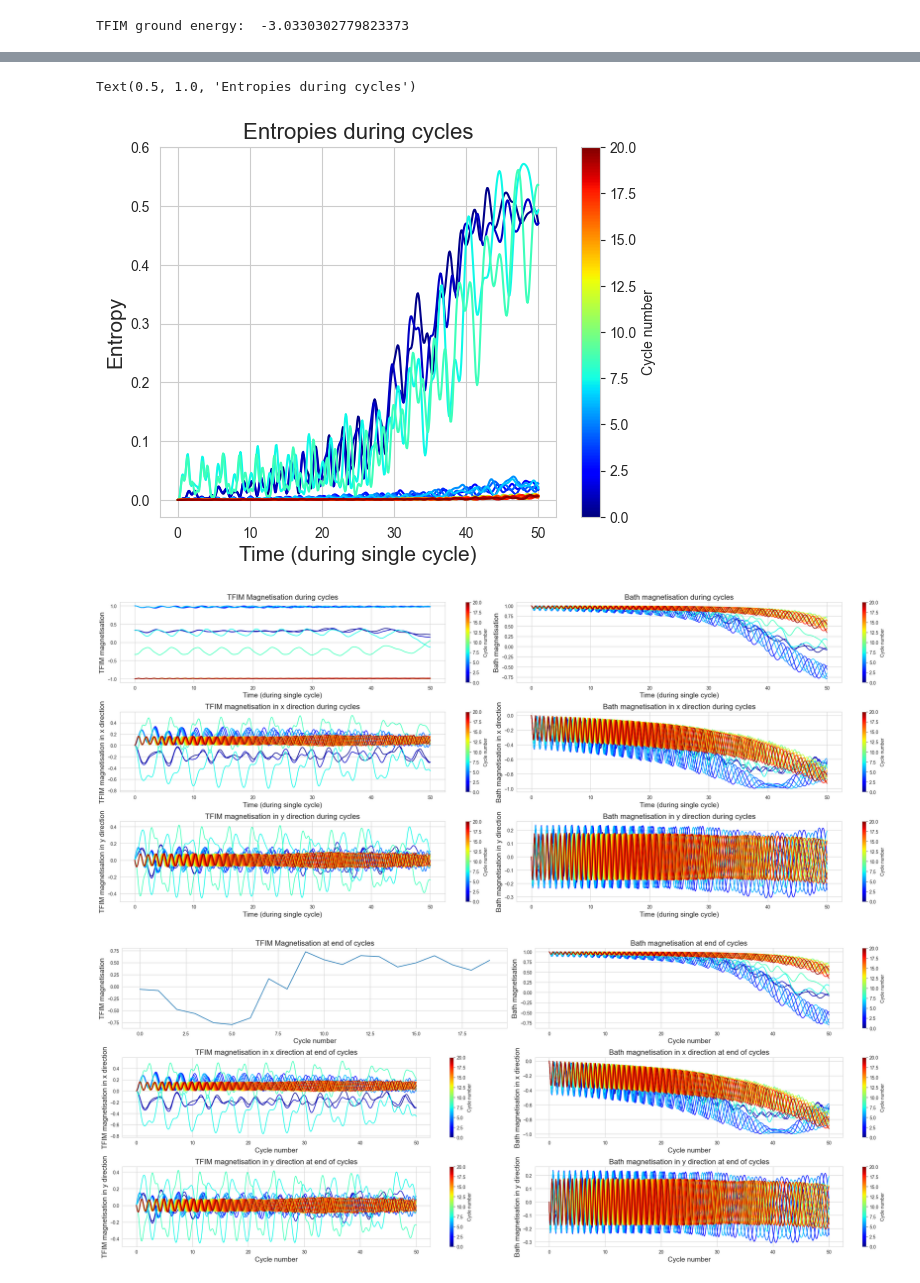
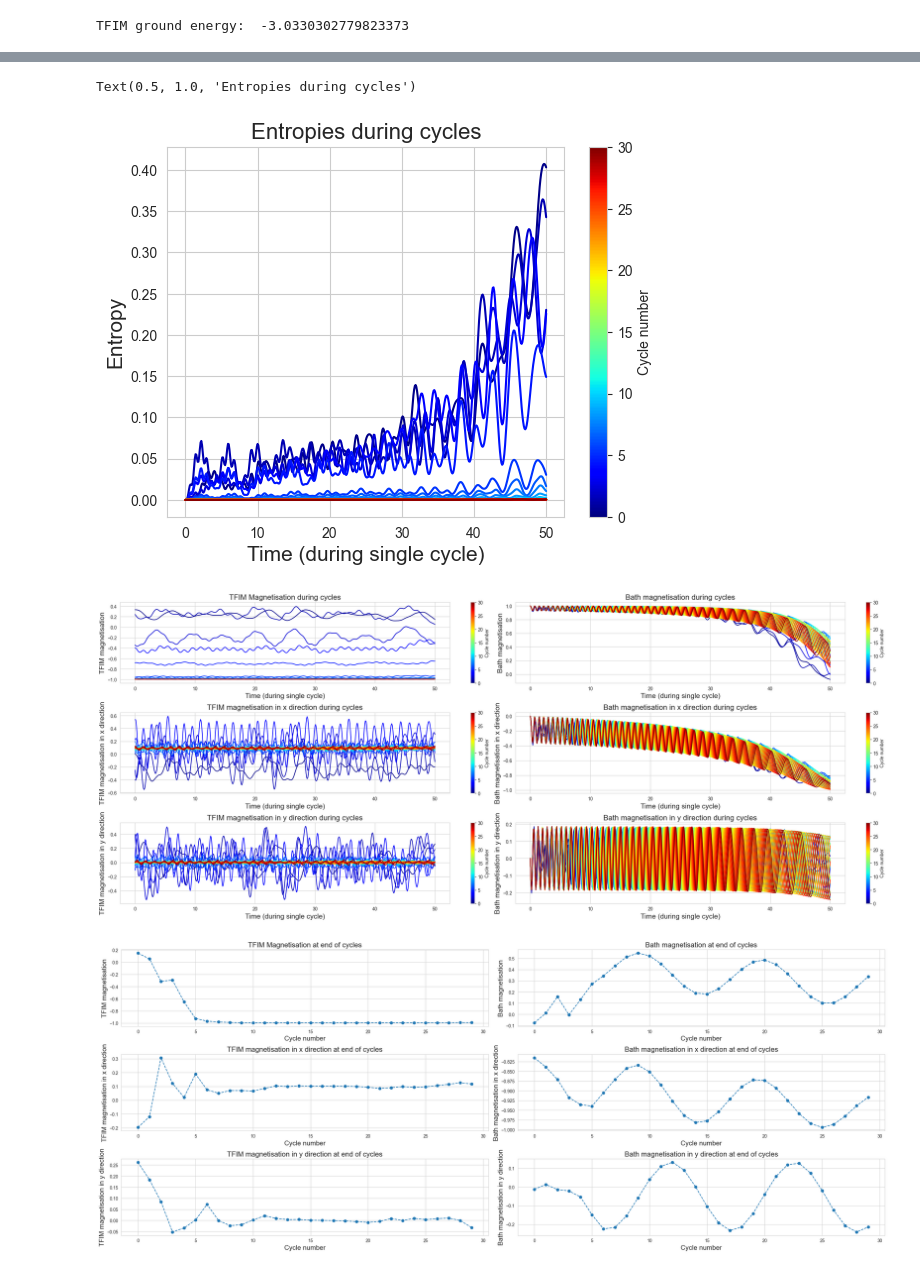
Before and after one commit to konj5/IJS2024, a Jupyter notebook: QT_protocol_simulations_MY_VERSION.ipynb, the cells around one changed output, grey strips where cells are left out. Cells and saved outputs as stored; diff of their text form; code cells hidden in the pictures.

```diff
--- a/QT_protocol_simulations_MY_VERSION.ipynb
+++ b/QT_protocol_simulations_MY_VERSION.ipynb
@@ -25,10 +25,10 @@ sx = qt.sigmax()
 sy = qt.sigmay()
 sz = qt.sigmaz()
 # %%
-end_of_cycle_measurement = True          # Meritev spinov v sigma^z bazi po koncu vsakega cikla
+end_of_cycle_measurement = False         # Meritev spinov v sigma^z bazi po koncu vsakega cikla
 pass_directly_with_added_errors = False
 remake_product_state = False
-remake_product_state_LSQ = False
+remake_product_state_LSQ = True
 open_dynamics = False          # Odprt sistem z sigma^z collapse operatorji na vsakem spinu
 couplings_decrease = True      # Linearno nižanje  sklopitve iz cikla v cikel
 hb_decrease = False           #  Linearno nižanje hb polja iz cikla v cikel
@@ -38,14 +38,14 @@ dt = 0.1
 T = 50.0
 times = np.arange(0.0, T+dt, dt)
 
-N_cycles = 20    # Stevilo ciklov algoritma
+N_cycles = 30  # Stevilo ciklov algoritma
 
 
 #### TFIM system parameters ####
 L = 3 # length of chain
 N = 2*L # total number of sites
 
-J = 1.0
+J = 1
 hx = 0.2
 hz = 0
 
@@ -474,6 +474,13 @@ inital_state = qt.tensor([neel_state, bath_fully_polarized_state])
 
 if couplings_decrease:
     couplings = [-0.5*Jc*i/N_cycles + Jc for i in range(N_cycles)]
+
+    epsilon = 10**-3
+    b = 1/N_cycles * np.log((2-epsilon)/epsilon)
+    f = lambda i: 2/(1+np.exp(b*i))
+
+    #couplings = [Jc * f(i) for i in range(N_cycles)]
+
 else:
     couplings = [Jc for i in range(N_cycles)]
 
@@ -599,7 +606,7 @@ plt.ylabel("Entropy", fontsize = 15)
 plt.title("Entropies during cycles", fontsize = 16)
 # %% [output]
 Text(0.5, 1.0, 'Entropies during cycles')
-[figure, old version]
+[figure, new version]
 # %%
 cmap = plt.get_cmap('jet')
 COLORS = [cmap(i) for i in np.linspace(.01, .99, N_cycles)]
@@ -700,7 +707,7 @@ plt.title("Bath magnetisation in y direction during cycles", fontsize = 16)
 
 plt.tight_layout()
 # %% [output]
-[figure, old version]
+[figure, new version]
 # %%
 whole_process_tfim_magnetisations = np.array(whole_process_tfim_magnetisations)
 whole_process_tfim_magnetisations_x_direction = np.array(whole_process_tfim_magnetisations_x_direction)
@@ -719,7 +726,7 @@ plt.figure(figsize=(25, 10))
 plt.subplot(3, 2, 1)
 
 
-plt.plot([i for i in range(len(whole_process_bath_magnetisations[:,-1]))], whole_process_bath_magnetisations[:,-1], "--o")
+plt.plot([i for i in range(len(whole_process_tfim_magnetisations[:,-1]))], whole_process_tfim_magnetisations[:,-1], "--o")
 
 
 plt.xlabel("Cycle number", fontsize = 15)
@@ -729,13 +736,7 @@ plt.title("TFIM Magnetisation at end of cycles", fontsize = 16)
 
 plt.subplot(3, 2, 2)
 
-for i, magnet in enumerate(whole_process_bath_magnetisations):
-    plt.plot(times, magnet, color=COLORS[i])
-
-
-norm = mpl.colors.Normalize(vmin=0, vmax=N_cycles)
-scalarmappable = mpl.cm.ScalarMappable(norm=norm, cmap=cmap)
-plt.colorbar(scalarmappable, ax=plt.gca(), label="Cycle number")
+plt.plot([i for i in range(len(whole_process_bath_magnetisations[:,-1]))], whole_process_bath_magnetisations[:,-1], "--o")
 
 plt.xlabel("Cycle number", fontsize = 15)
 plt.ylabel("Bath magnetisation", fontsize = 15)
@@ -745,13 +746,7 @@ plt.tight_layout()
 
 plt.subplot(3, 2, 3)
 
-for i, magnet in enumerate(whole_process_tfim_magnetisations_x_direction):
-    plt.plot(times, magnet, color=COLORS[i])
-
-
-norm = mpl.colors.Normalize(vmin=0, vmax=N_cycles)
-scalarmappable = mpl.cm.ScalarMappable(norm=norm, cmap=cmap)
-plt.colorbar(scalarmappable, ax=plt.gca(), label="Cycle number")
+plt.plot([i for i in range(len(whole_process_tfim_magnetisations_x_direction[:,-1]))], whole_process_tfim_magnetisations_x_direction[:,-1], "--o")
 
 plt.xlabel("Cycle number", fontsize = 15)
 plt.ylabel("TFIM magnetisation in x direction", fontsize = 15)
@@ -760,53 +755,37 @@ plt.title("TFIM magnetisation in x direction at end of cycles", fontsize = 16)
 plt.tight_layout()
 
 plt.subplot(3, 2, 4)
 
-for i, magnet in enumerate(whole_process_bath_magnetisations_x_direction):
-    plt.plot(times, magnet, color=COLORS[i])
+plt.plot([i for i in range(len(whole_process_bath_magnetisations_x_direction[:,-1]))], whole_process_bath_magnetisations_x_direction[:,-1], "--o")
 
-
-norm = mpl.colors.Normalize(vmin=0, vmax=N_cycles)
-scalarmappable = mpl.cm.ScalarMappable(norm=norm, cmap=cmap)
-plt.colorbar(scalarmappable, ax=plt.gca(), label="Cycle number")
 
 plt.xlabel("Cycle number", fontsize = 15)
 plt.ylabel("Bath magnetisation in x direction", fontsize = 15)
 plt.title("Bath magnetisation in x direction at end of cycles", fontsize = 16)
 
 
 plt.subplot(3, 2, 5)
 
-for i, magnet in enumerate(whole_process_tfim_magnetisations_y_direction):
-    plt.plot(times, magnet, color=COLORS[i])
-
-
-norm = mpl.colors.Normalize(vmin=0, vmax=N_cycles)
-scalarmappable = mpl.cm.ScalarMappable(norm=norm, cmap=cmap)
-plt.colorbar(scalarmappable, ax=plt.gca(), label="Cycle number")
+plt.plot([i for i in range(len(whole_process_tfim_magnetisations_y_direction[:,-1]))], whole_process_tfim_magnetisations_y_direction[:,-1], "--o")
 
 plt.xlabel("Cycle number", fontsize = 15)
 plt.ylabel("TFIM magnetisation in y direction", fontsize = 15)
 plt.title("TFIM magnetisation in y direction at end of cycles", fontsize = 16)
 
 plt.tight_layout()
 
 plt.subplot(3, 2, 6)
 
-for i, magnet in enumerate(whole_process_bath_magnetisations_y_direction):
-    plt.plot(times, magnet, color=COLORS[i])
+plt.plot([i for i in range(len(whole_process_bath_magnetisations_y_direction[:,-1]))], whole_process_bath_magnetisations_y_direction[:,-1], "--o")
 
-
-norm = mpl.colors.Normalize(vmin=0, vmax=N_cycles)
-scalarmappable = mpl.cm.ScalarMappable(norm=norm, cmap=cmap)
-plt.colorbar(scalarmappable, ax=plt.gca(), label="Cycle number")
 
 plt.xlabel("Cycle number", fontsize = 15)
 plt.ylabel("Bath magnetisation in y direction", fontsize = 15)
 plt.title("Bath magnetisation in y direction at end of cycles", fontsize = 16)
 
 plt.tight_layout()
 # %% [output]
-[figure, old version]
+[figure, new version]
 # %%
 start_cycle_energies = [energ[0] for energ in whole_process_energies]
 
```
Also changed, not shown: parts of 4 cells of this notebook, 1 other file.
